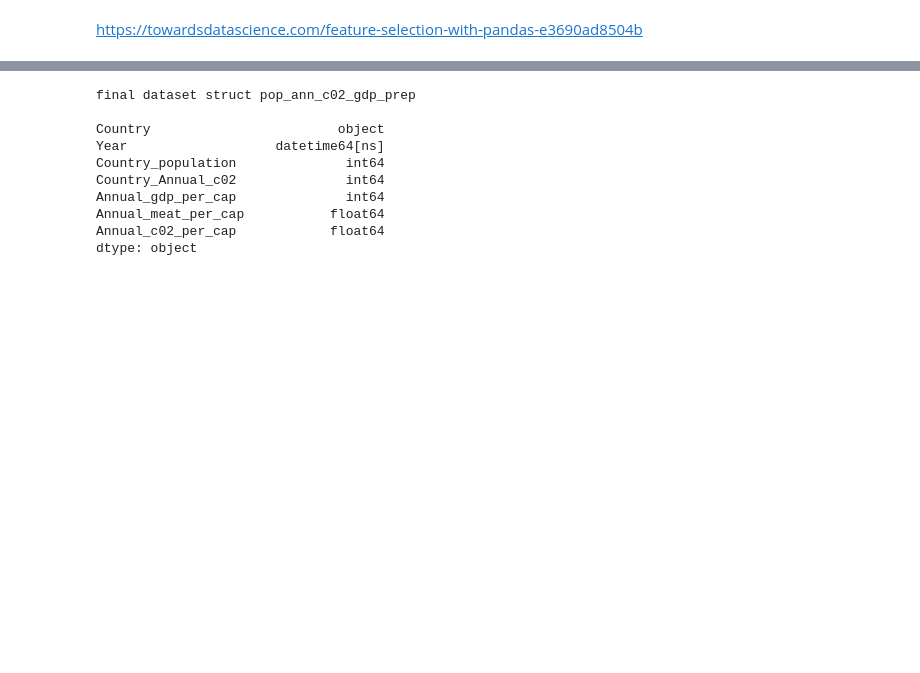
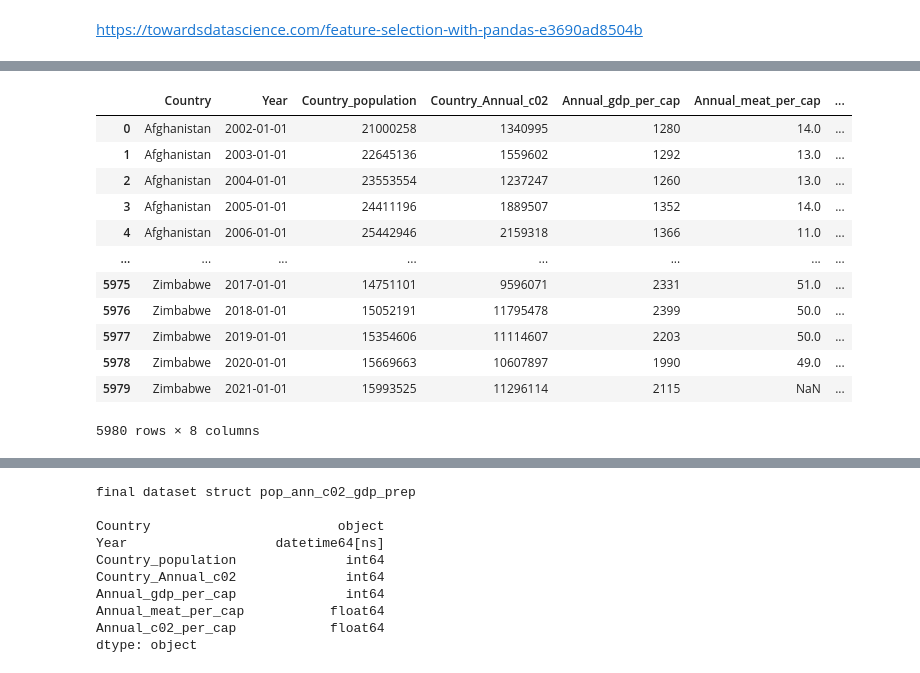
Before and after one commit to ayuksekdag/winacademy_python_dna, a Jupyter notebook: final_assignment/final_co2Project.ipynb, the cells around one changed output, grey strips where cells are left out. Drawn from its saved outputs; the diff is of its cells as text; code cells hidden in the pictures; blank space fills up the shorter version.

```diff
--- a/final_assignment/final_co2Project.ipynb
+++ b/final_assignment/final_co2Project.ipynb
@@ -169 +210,17 @@ Annual_meat_per_cap           float64
 dtype: object
+# %%
+pop_ann_c02_gdp_meat_vehicle_diet_prep
+# %% [output]
+|  | Country | Year | Country_population | Country_Annual_c02 | Annual_gdp_per_cap | Annual_meat_per_cap | ... |
+| 0 | Afghanistan | 2002-01-01 | 21000258 | 1340995 | 1280 | 14.0 | ... |
+| 1 | Afghanistan | 2003-01-01 | 22645136 | 1559602 | 1292 | 13.0 | ... |
+| 2 | Afghanistan | 2004-01-01 | 23553554 | 1237247 | 1260 | 13.0 | ... |
+| 3 | Afghanistan | 2005-01-01 | 24411196 | 1889507 | 1352 | 14.0 | ... |
+| 4 | Afghanistan | 2006-01-01 | 25442946 | 2159318 | 1366 | 11.0 | ... |
+| ... | ... | ... | ... | ... | ... | ... | ... |
+| 5975 | Zimbabwe | 2017-01-01 | 14751101 | 9596071 | 2331 | 51.0 | ... |
+| 5976 | Zimbabwe | 2018-01-01 | 15052191 | 11795478 | 2399 | 50.0 | ... |
+| 5977 | Zimbabwe | 2019-01-01 | 15354606 | 11114607 | 2203 | 50.0 | ... |
+| 5978 | Zimbabwe | 2020-01-01 | 15669663 | 10607897 | 1990 | 49.0 | ... |
+| 5979 | Zimbabwe | 2021-01-01 | 15993525 | 11296114 | 2115 | NaN | ... |
+5980 rows × 8 columns
```
Also changed, not shown: parts of 15 cells of this notebook.
